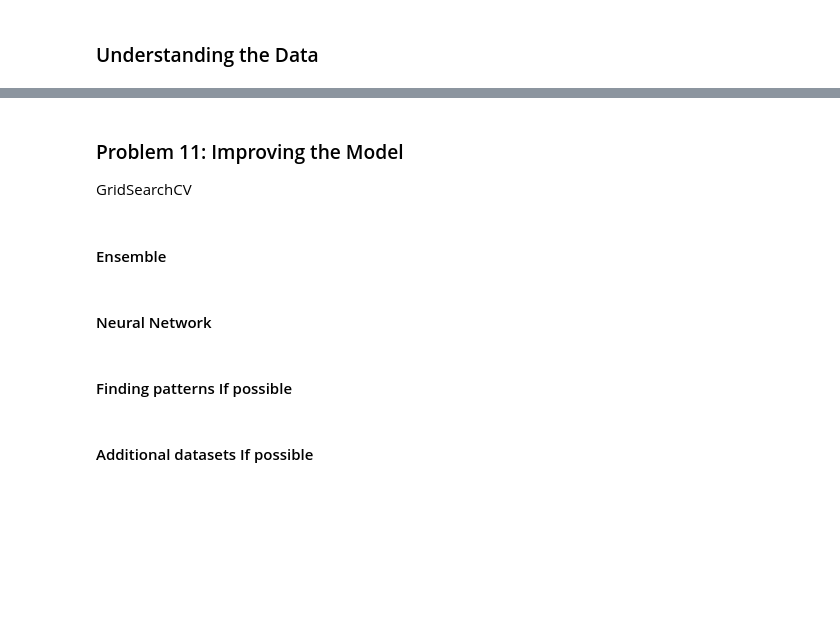
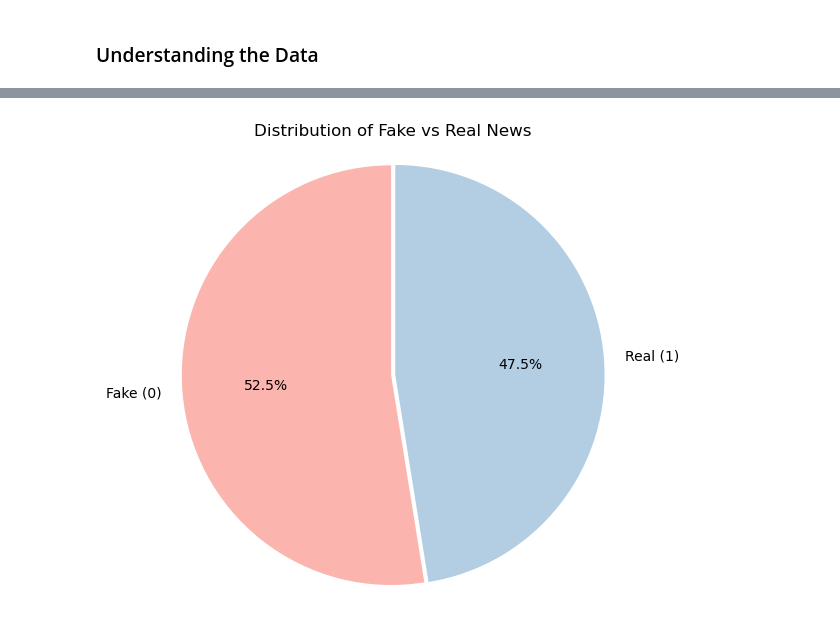
Before and after one commit to nachiketpatil/credibility-checker, a Jupyter notebook: credibility-checker.ipynb, the cells around one changed output, grey strips where cells are left out. Drawn from its saved outputs; the diff is of its cells as text; code cells hidden in the pictures; blank space fills up the shorter version.

```diff
--- a/credibility-checker.ipynb
+++ b/credibility-checker.ipynb
@@ -25,0 +128,4 @@ Dataset columns:
+# %%
+# Clean up the duplicates
+news = news.drop_duplicates()
+news.shape
@@ -25,0 +134,5 @@ Dataset columns:
+# %%
+# Drop the unnecessary columns:
+# We are focusing on the Natural Language aspect of the dataset so the date columns is of no use for the scope this project
+news.drop(columns = ['date'],inplace = True)
+news.shape
@@ -25,0 +150,4 @@ Dataset columns:
+# %%
+# drop any duplicates
+news = news.drop_duplicates()
+news.shape
@@ -25,0 +156,4 @@ Dataset columns:
+# %%
+# Make sure that the columns are readable text and not some garbage
+news['text']=news['text'].astype(str)
+news
@@ -96,12 +176,16 @@ What is the accuracy of your model?
-# %% [markdown]
-### Problem 11: Improving the Model
-
-GridSearchCV
-# %% [markdown]
-#### Ensemble
-# %% [markdown]
-#### Neural Network
-# %% [markdown]
-#### Finding patterns If possible
-# %% [markdown]
-#### Additional datasets If possible
+# %%
+# Is the data balanced?
+label_counts = news['label'].value_counts()
+labels = ['Fake (0)', 'Real (1)']
+sizes = [label_counts[0], label_counts[1]]
+
+# Plot pie chart
+plt.figure(figsize=(6, 6))
+plt.pie(sizes, labels=labels, autopct='%1.1f%%', startangle=90,
+        explode=(0.02, 0), colors=plt.cm.Pastel1.colors)
+plt.title('Distribution of Fake vs Real News')
+plt.axis('equal')  # Equal aspect ratio ensures the pie is a circle.
+plt.savefig("images/fake_vs_real_distribution.png")
+plt.show()
+# %% [output]
+[figure, added]
```
Also changed, not shown: parts of 65 cells of this notebook.
